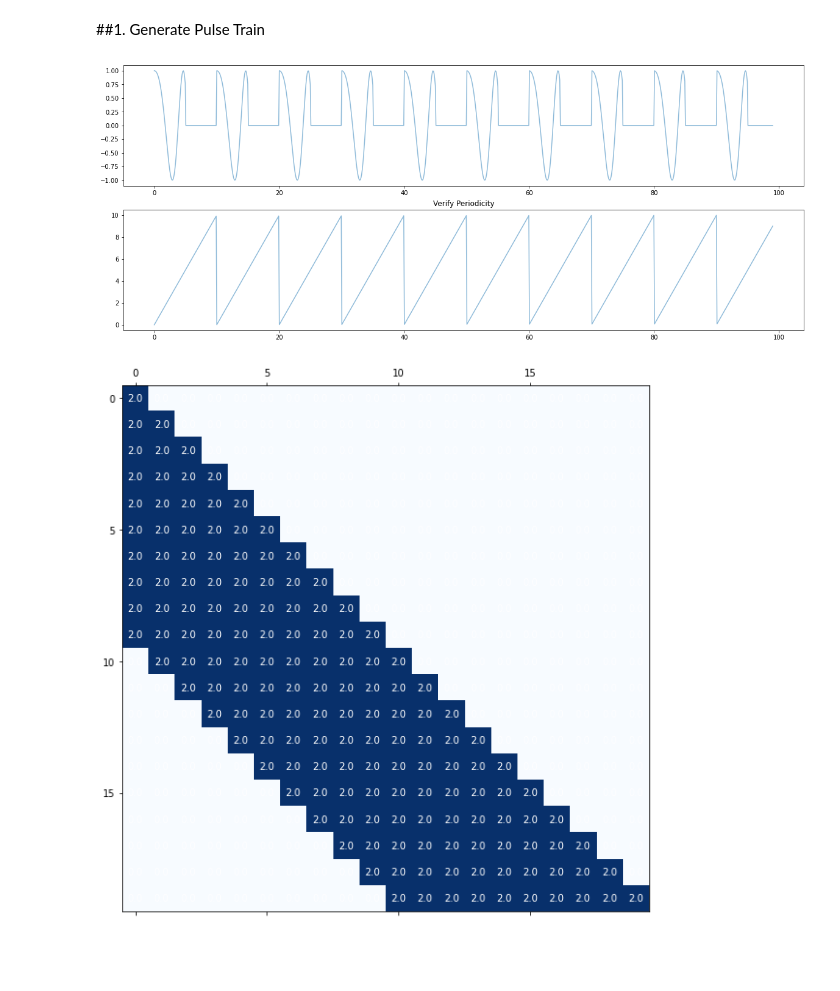
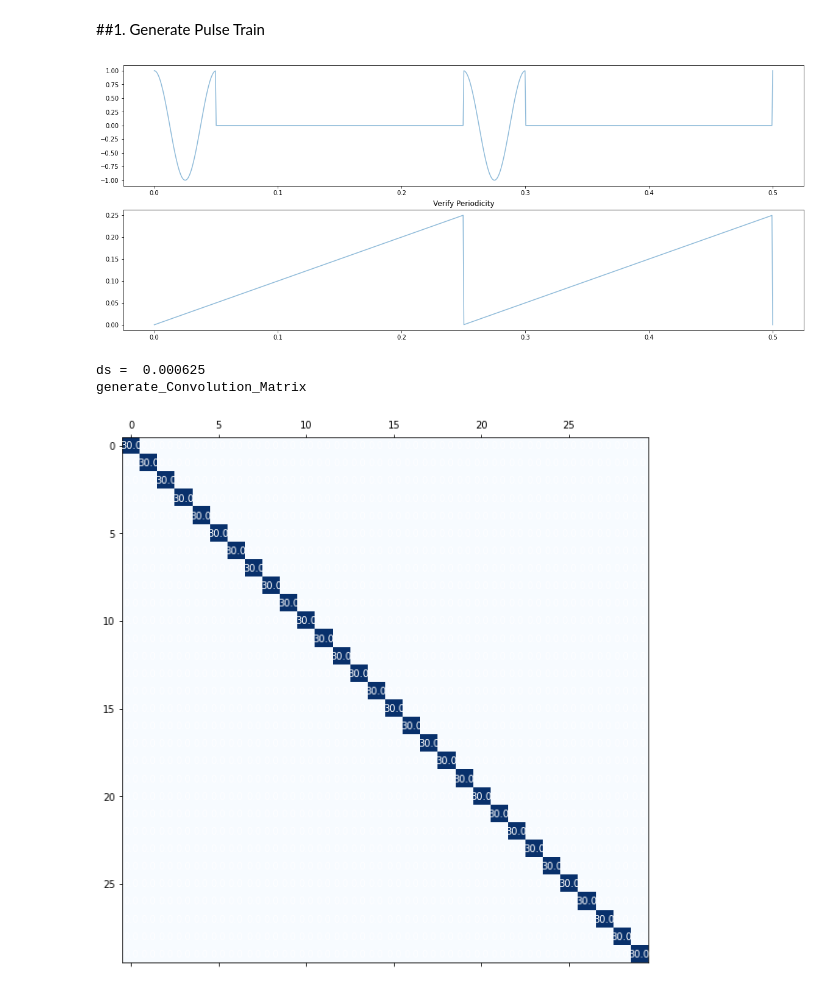
Before and after one commit to psukphranee/Python, a Jupyter notebook: SAR_scratch_3.ipynb, the cells around one changed output. Cells and saved outputs as stored; diff of their text form; code cells hidden in the pictures; blank space fills up the shorter version.

```diff
--- a/SAR_scratch_3.ipynb
+++ b/SAR_scratch_3.ipynb
@@ -78,9 +83,8 @@ def generate_pulse_wave(time_array, chirp_rate=1, carrier_frequency=100):
   #LFM  ---------------
   k = chirp_rate
   f_c = carrier_frequency
-
   # #argument to be passed to exponenetial
-  exp_arg = 2j*np.pi*(f_c*t + .5*k*(t**2))
+  exp_arg = 2j*np.pi*(f_c*t + .5*k*(np.square(t)))
   LFM = np.exp(exp_arg);
 
   return LFM
@@ -114,6 +118,6 @@ def generate_LFM_Pulse(time_array, pulse_width=1, pulse_height=1, chirp_rate=1,
 # %% [markdown]
 ###a. Demo
 # %%
-pulse = generate_LFM_Pulse(time_array=t_mod, pulse_width=5, pulse_height=A, chirp_rate=k, carrier_frequency=f_c)
+pulse = generate_LFM_Pulse(time_array=t_mod, pulse_width=tau, pulse_height=A, chirp_rate=k, carrier_frequency=f_c)
 plot_train(t, t_mod, pulse)
 # %% [output]
@@ -202,9 +206,11 @@ def delay_to_index(num_elements, delay_step_size, pulse_step_size):
 The above indices determine how much to left shift the identity matrix by. We shift and then sum them into the matrix representing the convolution operation. We return the lower triangular entries since shifting rotates entries instead of padding with zeros.
 # %%
 for i in range(0, n_g):
-    curr_index_delay = t_index_delay[0, i]
+
+    curr_delay_index = t_index_delay[0, i]
+    curr_delay_index = curr_delay_index if curr_delay_index < n_g else 0 #limit shifting to convolution window limit. otherwise we can get redundant or unwanted values
     # print(curr_index_delay)
-    Convolution_Matrix = Convolution_Matrix + np.roll(I_ng, curr_index_delay * -1, axis=1) #shift left
+    Convolution_Matrix = Convolution_Matrix + np.roll(I_ng, curr_delay_index * -1, axis=1) #shift left
 
 Convolution_Matrix = np.tril(Convolution_Matrix)
 # %%
@@ -222,19 +228,33 @@ for i in range(Convolution_Matrix.shape[0]):
 ###4. Define as a Function
 # %%
 def generate_Convolution_Matrix(window_size, index_shift_vector):
+  print("generate_Convolution_Matrix")
 
   n_g = window_size;
   t_index_delay = index_shift_vector
 
   #define an identity matrix of size n_g (the number of ground elements)
   I_ng = np.eye(n_g)
+  # print("Identity Matrix")
+  # print(I_ng)
+
+  # print("delay indices")
+  # print(t_index_delay)
   #The identity matrix will be shifted, summed and stored in the following matrix
   Convolution_Matrix = np.zeros((I_ng.shape[0], I_ng.shape[0]))
+  # print("C: ")
+  # print(Convolution_Matrix)
 
   for i in range(0, n_g):
-    curr_index_delay = t_index_delay[0, i]
-    # print(curr_index_delay)
-    Convolution_Matrix = Convolution_Matrix + np.roll(I_ng, curr_index_delay * -1, axis=1) #shift left
+    curr_delay_index = t_index_delay[0, i]
+    # print("curr_index_delay_before: ", curr_delay_index)
+    if(curr_delay_index >= n_g): #limit shifting to convolution window limit. otherwise we can get redundant or unwanted values
+      # print("Pass")
+      continue
+    # print("curr_index_delay_after: ", curr_delay_index)
+    Convolution_Matrix = Convolution_Matrix + np.roll(I_ng, curr_delay_index * -1, axis=1) #shift left
+    # print("C: ")
+    # print(Convolution_Matrix)
 
   Convolution_Matrix = np.tril(Convolution_Matrix)
 
@@ -270,6 +296,6 @@ PRT = 10 #Pulse repetition period
 # %%
 #create time vector
-t = np.linspace(0, 99, 1000).reshape(1,-1)
+t = np.linspace(0, .5, 800).reshape(1,-1)
 #prepreocess time vector to make periodic
 t_mod = t % PRT
 
@@ -279,15 +305,17 @@ P = generate_LFM_Pulse(time_array=t_mod, pulse_height=A, pulse_width=tau, chirp_
 #plot
 plot_train(t, t_mod, P)
 # %% [output]
-[figure, old version]
+[figure, new version]
 # %%
-n_g = 20 #number of ground elements
-dg = .05 #ground time step size
-ds = t[0,1] - t[0,0,] #pulse time step size
-
+n_g = 30 #number of ground elements > 1
+dg = 0#4./800 #ground time step size
+ds = .5/800 #pulse time step size
+print("ds = ", ds)
 t_delay = delay_to_index(num_elements=n_g, delay_step_size=dg, pulse_step_size=ds)
 
 Conv_Mat = generate_Convolution_Matrix(window_size=n_g, index_shift_vector=t_delay)
 plot_convolution_matrix(Conv_Mat)
 # %% [output]
+ds =  0.000625
+generate_Convolution_Matrix
-[figure, old version]
+[figure, new version]
```
Also changed, not shown: parts of 10 cells of this notebook.
